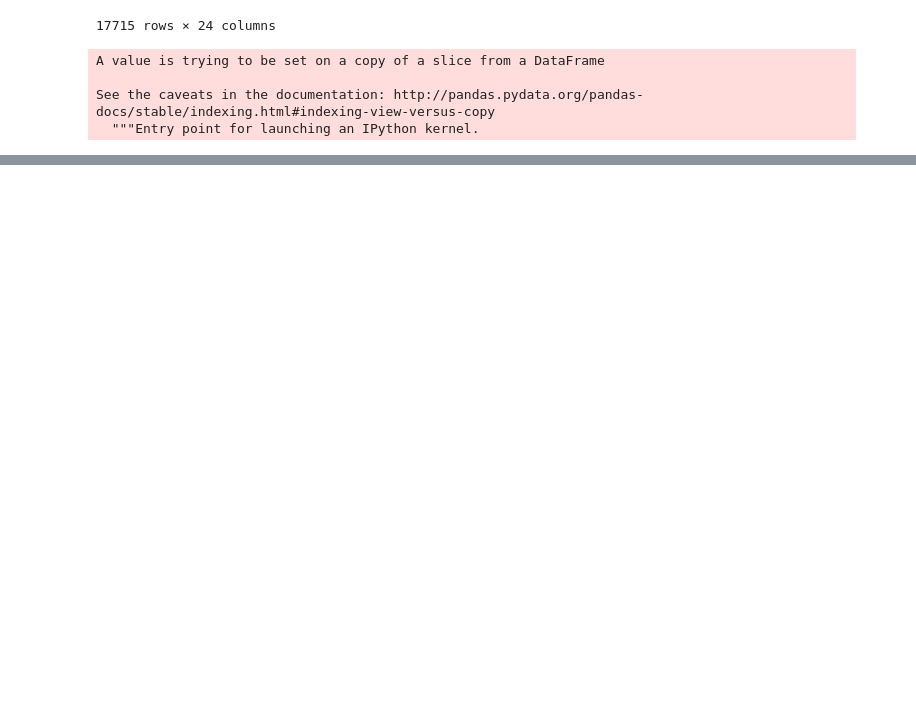
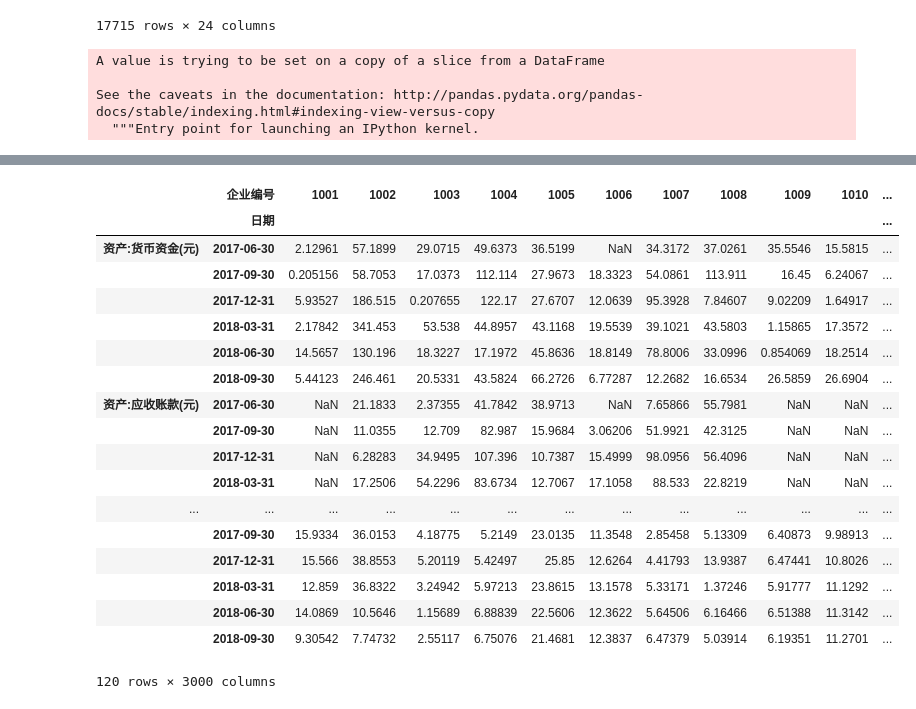
Before and after one commit to CourierKyn/isi-world-cup, a Jupyter notebook: 上市信息财务信息资产负债表.ipynb, the cells around one changed output, grey strips where cells are left out. Saved outputs shown, nothing was run; the diff lists cells and outputs as text; code cells hidden in the pictures; blank space fills up the shorter version.

```diff
--- a/上市信息财务信息资产负债表.ipynb
+++ b/上市信息财务信息资产负债表.ipynb
@@ -188,3 +199,24 @@ data=data.unstack().reset_index().set_index('企业编号').T.drop('标题').dro
 # %%
 data=data.reindex(columns=list(range(1001,4001)))
 data.to_pickle('上市信息财务信息资产负债表.pickle')
+data
+# %% [output]
+|  | 企业编号 | 1001 | 1002 | 1003 | 1004 | 1005 | 1006 | 1007 | 1008 | 1009 | 1010 | ... |
+|  | 日期 |  |  |  |  |  |  |  |  |  |  | ... |
+| 资产:货币资金(元) | 2017-06-30 | 2.12961 | 57.1899 | 29.0715 | 49.6373 | 36.5199 | NaN | 34.3172 | 37.0261 | 35.5546 | 15.5815 | ... |
+|  | 2017-09-30 | 0.205156 | 58.7053 | 17.0373 | 112.114 | 27.9673 | 18.3323 | 54.0861 | 113.911 | 16.45 | 6.24067 | ... |
+|  | 2017-12-31 | 5.93527 | 186.515 | 0.207655 | 122.17 | 27.6707 | 12.0639 | 95.3928 | 7.84607 | 9.02209 | 1.64917 | ... |
+|  | 2018-03-31 | 2.17842 | 341.453 | 53.538 | 44.8957 | 43.1168 | 19.5539 | 39.1021 | 43.5803 | 1.15865 | 17.3572 | ... |
+|  | 2018-06-30 | 14.5657 | 130.196 | 18.3227 | 17.1972 | 45.8636 | 18.8149 | 78.8006 | 33.0996 | 0.854069 | 18.2514 | ... |
+|  | 2018-09-30 | 5.44123 | 246.461 | 20.5331 | 43.5824 | 66.2726 | 6.77287 | 12.2682 | 16.6534 | 26.5859 | 26.6904 | ... |
+| 资产:应收账款(元) | 2017-06-30 | NaN | 21.1833 | 2.37355 | 41.7842 | 38.9713 | NaN | 7.65866 | 55.7981 | NaN | NaN | ... |
+|  | 2017-09-30 | NaN | 11.0355 | 12.709 | 82.987 | 15.9684 | 3.06206 | 51.9921 | 42.3125 | NaN | NaN | ... |
+|  | 2017-12-31 | NaN | 6.28283 | 34.9495 | 107.396 | 10.7387 | 15.4999 | 98.0956 | 56.4096 | NaN | NaN | ... |
+|  | 2018-03-31 | NaN | 17.2506 | 54.2296 | 83.6734 | 12.7067 | 17.1058 | 88.533 | 22.8219 | NaN | NaN | ... |
+| ... | ... | ... | ... | ... | ... | ... | ... | ... | ... | ... | ... | ... |
+|  | 2017-09-30 | 15.9334 | 36.0153 | 4.18775 | 5.2149 | 23.0135 | 11.3548 | 2.85458 | 5.13309 | 6.40873 | 9.98913 | ... |
+|  | 2017-12-31 | 15.566 | 38.8553 | 5.20119 | 5.42497 | 25.85 | 12.6264 | 4.41793 | 13.9387 | 6.47441 | 10.8026 | ... |
+|  | 2018-03-31 | 12.859 | 36.8322 | 3.24942 | 5.97213 | 23.8615 | 13.1578 | 5.33171 | 1.37246 | 5.91777 | 11.1292 | ... |
+|  | 2018-06-30 | 14.0869 | 10.5646 | 1.15689 | 6.88839 | 22.5606 | 12.3622 | 5.64506 | 6.16466 | 6.51388 | 11.3142 | ... |
+|  | 2018-09-30 | 9.30542 | 7.74732 | 2.55117 | 6.75076 | 21.4681 | 12.3837 | 6.47379 | 5.03914 | 6.19351 | 11.2701 | ... |
+120 rows × 3000 columns
```
Also changed, not shown: parts of 5 cells of this notebook, 12 other files.
